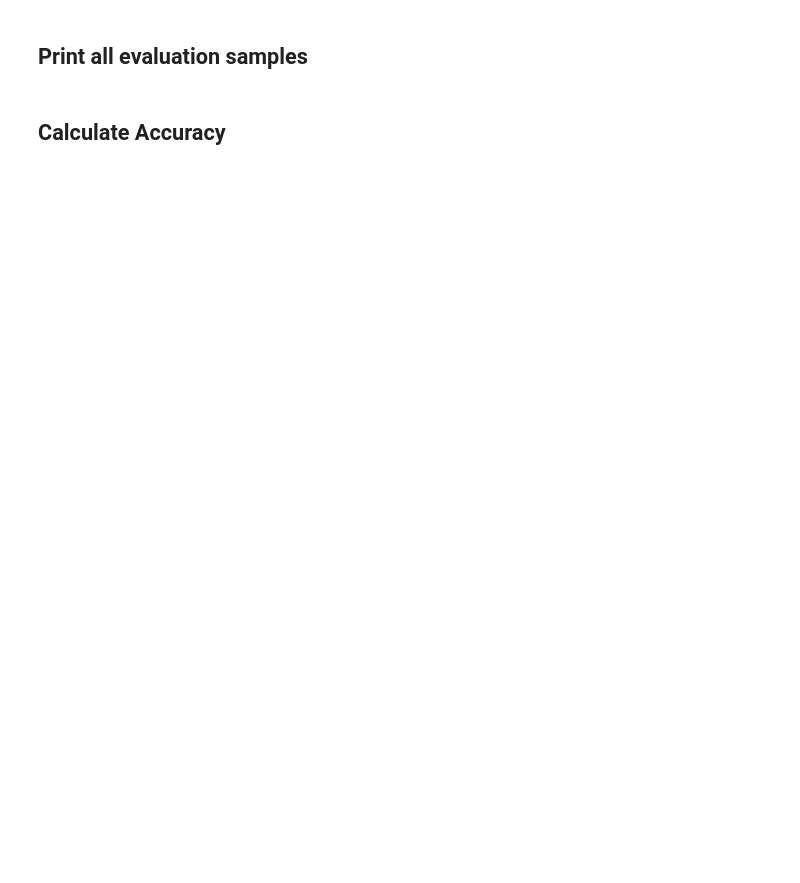
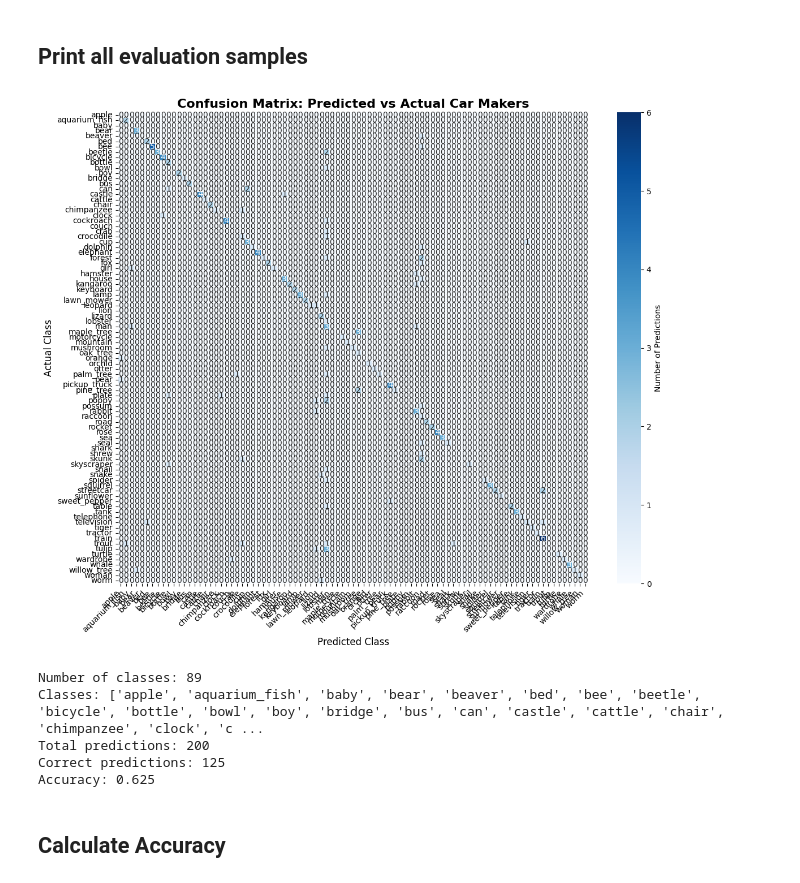
Before and after one commit to carrickcheah/finetune-liquild-vlm, a Jupyter notebook: notebooks/visualize_evals.ipynb, the cells around one changed output. Saved outputs shown, nothing was run; the diff lists cells and outputs as text; code cells hidden in the pictures; blank space fills up the shorter version.

```diff
--- a/notebooks/visualize_evals.ipynb
+++ b/notebooks/visualize_evals.ipynb
@@ -13,16 +10,23 @@ The autoreload extension is already loaded. To reload it, use:
 # %%
 from ft_vlm.evaluation import EvalReport
 
 eval_report = EvalReport.from_last_csv()
 
 # You can algo pick a specifc csv file to visualize from the evals/ folder
 # For example, if you want to visualize the file predictions/predictions_20250925_143241.csv you do the following:
 
 # file_name = "predictions_20251105_230749.csv" # LFM2-VL-3B -> 81%
-file_name = "predictions_20251105_224556.csv" # checkpoint-1000 -> 82%
+file_name = "predictions_20251117_214337.csv" # checkpoint-1000 -> 82%
 eval_report = EvalReport.from_csv(file_name)
 
 eval_report.print_confusion_matrix()
+# %% [output]
+[figure, added]
+Number of classes: 89
+Classes: ['apple', 'aquarium_fish', 'baby', 'bear', 'beaver', 'bed', 'bee', 'beetle', 'bicycle', 'bottle', 'bowl', 'boy', 'bridge', 'bus', 'can', 'castle', 'cattle', 'chair', 'chimpanzee', 'clock', 'c ...
+Total predictions: 200
+Correct predictions: 125
+Accuracy: 0.625
 # %% [markdown]
 ## Calculate Accuracy
 # %%
```
Also changed, not shown: parts of 3 cells of this notebook, 13 other files.
